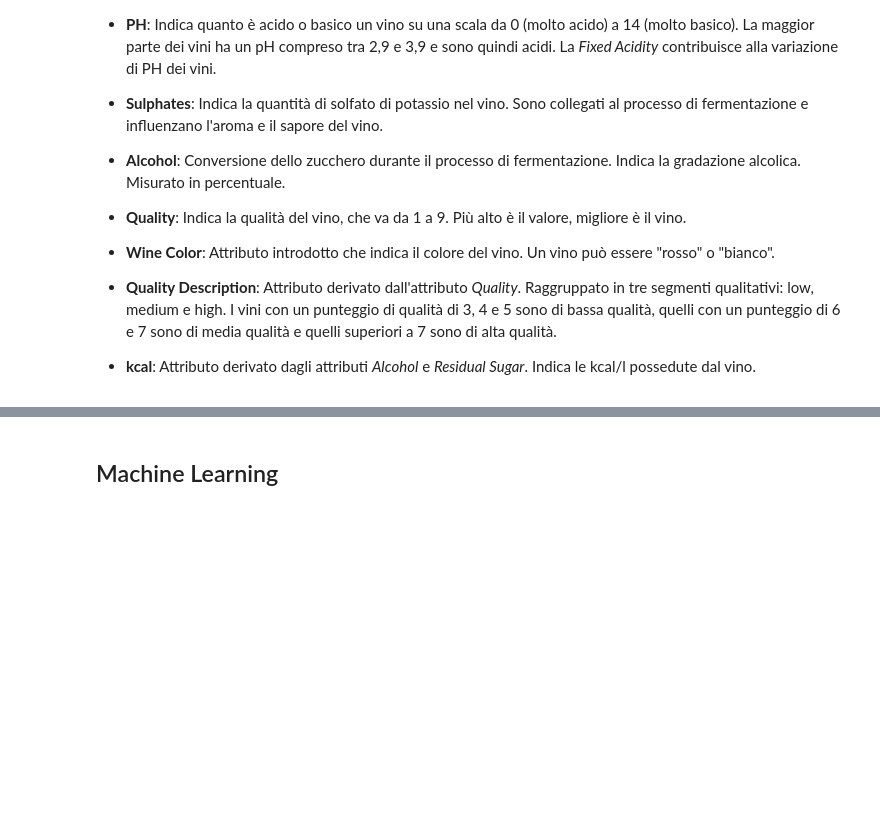
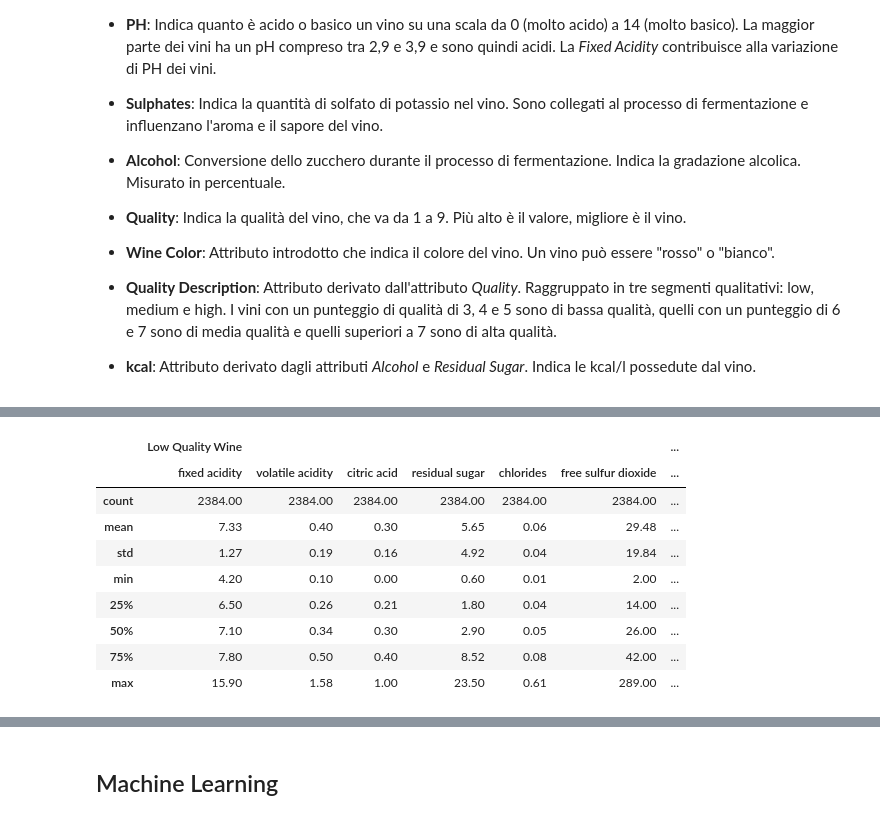
Before and after one commit to enrimon15/datascience-wine-quality, a Jupyter notebook: Wine Analysis.ipynb, the cells around one changed output, grey strips where cells are left out. Cells and saved outputs as stored; diff of their text form; code cells hidden in the pictures; blank space fills up the shorter version.

```diff
--- a/Wine Analysis.ipynb
+++ b/Wine Analysis.ipynb
@@ -394,6 +443,18 @@ pd.concat([rs, ws], axis=1, keys=['Red Wine Statistics', 'White Wine Statistics'
 # %%
-#subset_attributes = ['alcohol', 'volatile acidity', 'pH', 'quality']
+pd.set_option("display.max_columns", None)
+
 ls = round(df_wines[df_wines['quality description'] == 'low'].describe(),2)
 ms = round(df_wines[df_wines['quality description'] == 'medium'].describe(),2)
 hs = round(df_wines[df_wines['quality description'] == 'high'].describe(),2)
 pd.concat([ls, ms, hs], axis=1, keys=['Low Quality Wine', 'Medium Quality Wine', 'High Quality Wine'])
+# %% [output]
+|  | Low Quality Wine |  |  |  |  |  | ... |
+|  | fixed acidity | volatile acidity | citric acid | residual sugar | chlorides | free sulfur dioxide | ... |
+| count | 2384.00 | 2384.00 | 2384.00 | 2384.00 | 2384.00 | 2384.00 | ... |
+| mean | 7.33 | 0.40 | 0.30 | 5.65 | 0.06 | 29.48 | ... |
+| std | 1.27 | 0.19 | 0.16 | 4.92 | 0.04 | 19.84 | ... |
+| min | 4.20 | 0.10 | 0.00 | 0.60 | 0.01 | 2.00 | ... |
+| 25% | 6.50 | 0.26 | 0.21 | 1.80 | 0.04 | 14.00 | ... |
+| 50% | 7.10 | 0.34 | 0.30 | 2.90 | 0.05 | 26.00 | ... |
+| 75% | 7.80 | 0.50 | 0.40 | 8.52 | 0.08 | 42.00 | ... |
+| max | 15.90 | 1.58 | 1.00 | 23.50 | 0.61 | 289.00 | ... |
```
Also changed, not shown: parts of 23 cells of this notebook.
